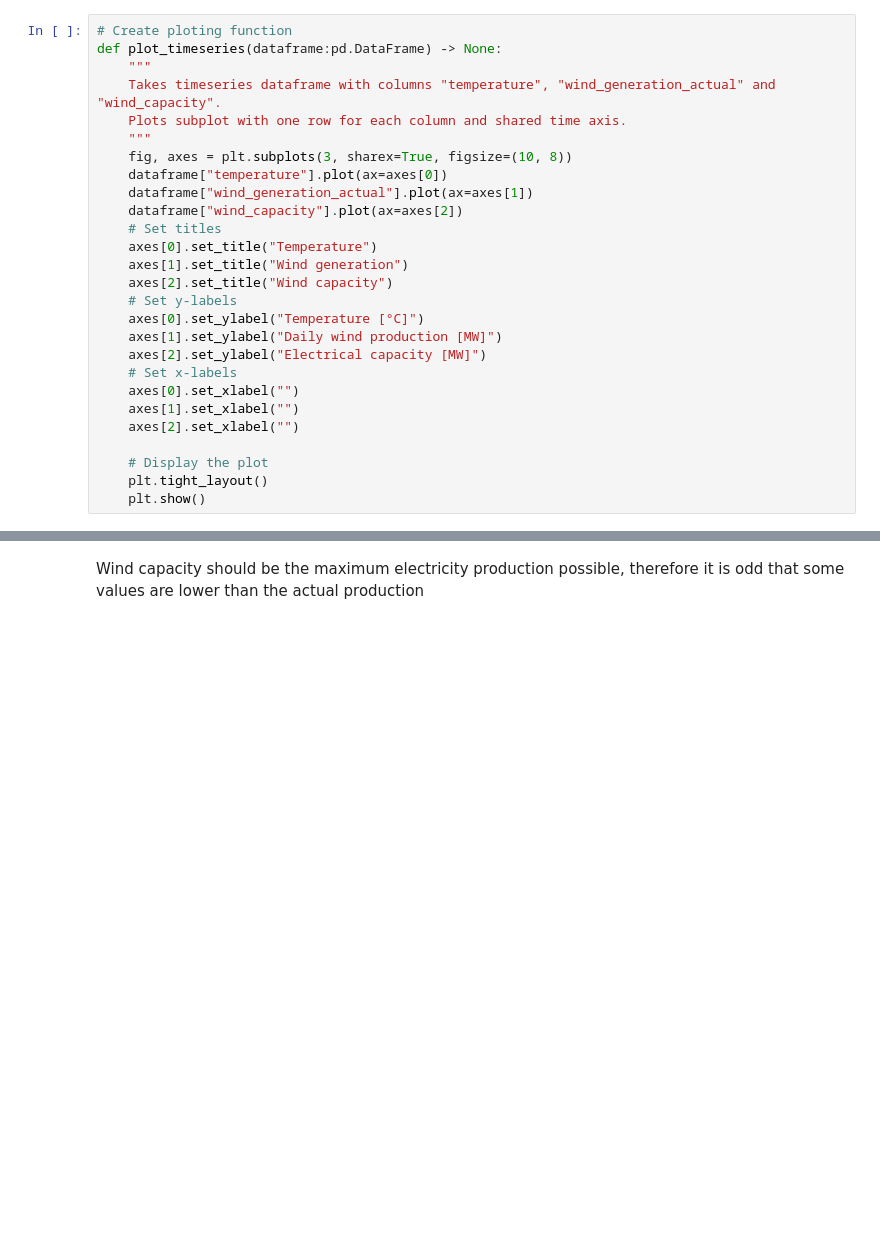
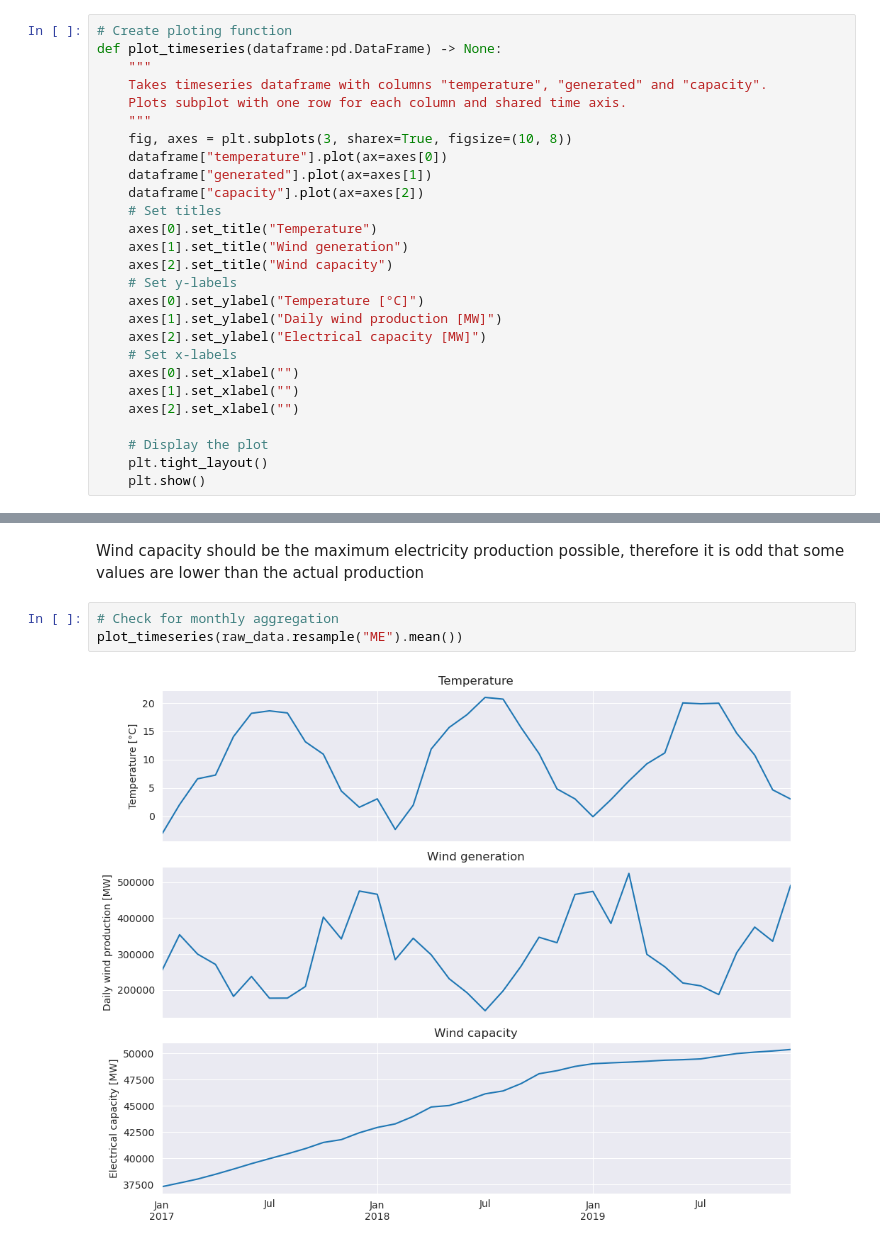
Before and after one commit to ManuelGehl/ger_wind_energy, a Jupyter notebook: scripts/EDA.ipynb, the cells around one changed output, grey strips where cells are left out. Saved outputs shown, nothing was run; the diff lists cells and outputs as text; blank space fills up the shorter version.

Commit message:
Monthly and yearly checked

```diff
--- a/scripts/EDA.ipynb
+++ b/scripts/EDA.ipynb
@@ -52,13 +65,13 @@ None
 # Create ploting function
 def plot_timeseries(dataframe:pd.DataFrame) -> None:
     """
-    Takes timeseries dataframe with columns "temperature", "wind_generation_actual" and "wind_capacity".
+    Takes timeseries dataframe with columns "temperature", "generated" and "capacity".
     Plots subplot with one row for each column and shared time axis.
     """
     fig, axes = plt.subplots(3, sharex=True, figsize=(10, 8))
     dataframe["temperature"].plot(ax=axes[0])
-    dataframe["wind_generation_actual"].plot(ax=axes[1])
-    dataframe["wind_capacity"].plot(ax=axes[2])
+    dataframe["generated"].plot(ax=axes[1])
+    dataframe["capacity"].plot(ax=axes[2])
     # Set titles
     axes[0].set_title("Temperature")
     axes[1].set_title("Wind generation")
@@ -137,2 +149,7 @@ Text(0.5, 0, '')
 # %% [markdown]
 Wind capacity should be the maximum electricity production possible, therefore it is odd that some values are lower than the actual production
+# %%
+# Check for monthly aggregation
+plot_timeseries(raw_data.resample("ME").mean())
+# %% [output]
+[figure, added]
```
Also changed, not shown: parts of 9 cells of this notebook.
